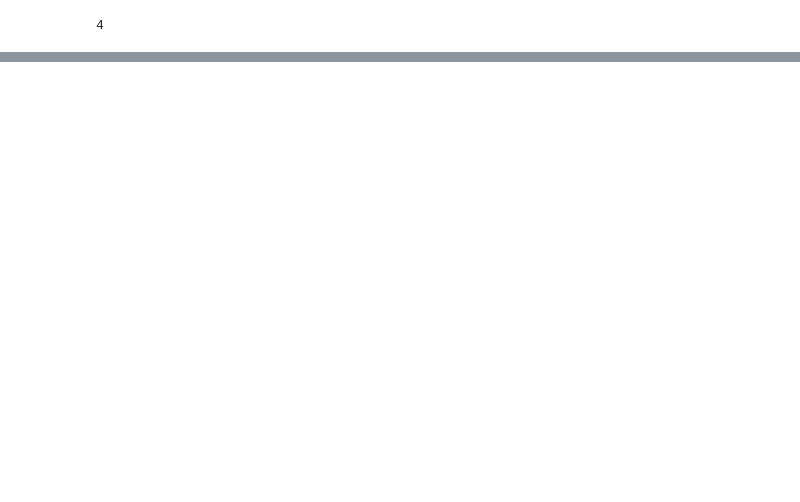
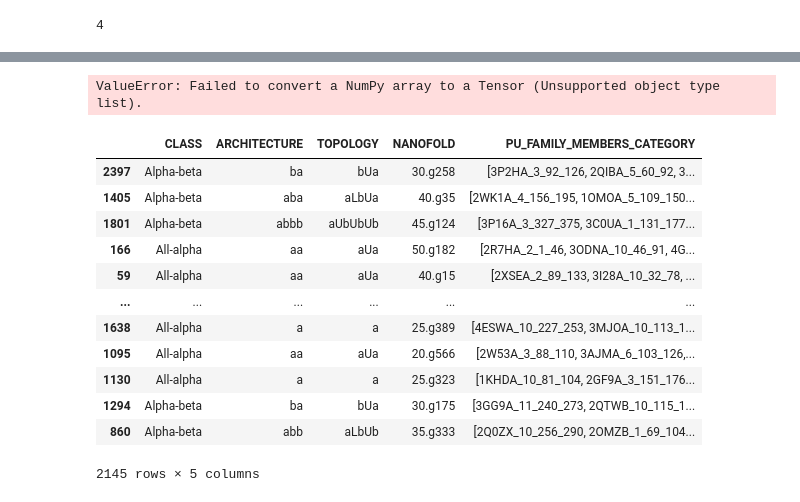
Before and after one commit to Naramazuki/PU_ML, a Jupyter notebook: main.ipynb, the cells around one changed output, grey strips where cells are left out. Drawn from its saved outputs; the diff is of its cells as text; code cells hidden in the pictures; blank space fills up the shorter version.

```diff
--- a/main.ipynb
+++ b/main.ipynb
@@ -357,0 +437,31 @@ len(set_unknown)
+# %%
+model_famille.fit(
+    Xtrain,
+    Ytrain,
+    validation_data=(xtest,ytest),
+    epochs=100,
+    batch_size=32
+    )
+# %% [output]
+ValueError: Failed to convert a NumPy array to a Tensor (Unsupported object type list).
+# %%
+# pritin unique values in list contained in PU_family_members_category
+dico ={}
+for elment in data_category["PU_FAMILY_MEMBERS_CATEGORY"]:
+    for pu_elemnt in elment:
+        if pu_elemnt not in PU_FAMILY_MEMBERS_CATEGORY:
+            dico[pu_elemnt] = 1
+# %% [output]
+|  | CLASS | ARCHITECTURE | TOPOLOGY | NANOFOLD | PU_FAMILY_MEMBERS_CATEGORY |
+| 2397 | Alpha-beta | ba | bUa | 30.g258 | [3P2HA_3_92_126, 2QIBA_5_60_92, 3... |
+| 1405 | Alpha-beta | aba | aLbUa | 40.g35 | [2WK1A_4_156_195, 1OMOA_5_109_150... |
+| 1801 | Alpha-beta | abbb | aUbUbUb | 45.g124 | [3P16A_3_327_375, 3C0UA_1_131_177... |
+| 166 | All-alpha | aa | aUa | 50.g182 | [2R7HA_2_1_46, 3ODNA_10_46_91, 4G... |
+| 59 | All-alpha | aa | aUa | 40.g15 | [2XSEA_2_89_133, 3I28A_10_32_78, ... |
+| ... | ... | ... | ... | ... | ... |
+| 1638 | All-alpha | a | a | 25.g389 | [4ESWA_10_227_253, 3MJOA_10_113_1... |
+| 1095 | All-alpha | aa | aUa | 20.g566 | [2W53A_3_88_110, 3AJMA_6_103_126,... |
+| 1130 | All-alpha | a | a | 25.g323 | [1KHDA_10_81_104, 2GF9A_3_151_176... |
+| 1294 | Alpha-beta | ba | bUa | 30.g175 | [3GG9A_11_240_273, 2QTWB_10_115_1... |
+| 860 | Alpha-beta | abb | aLbUb | 35.g333 | [2Q0ZX_10_256_290, 2OMZB_1_69_104... |
+2145 rows × 5 columns
```
Also changed, not shown: parts of 19 cells of this notebook.
